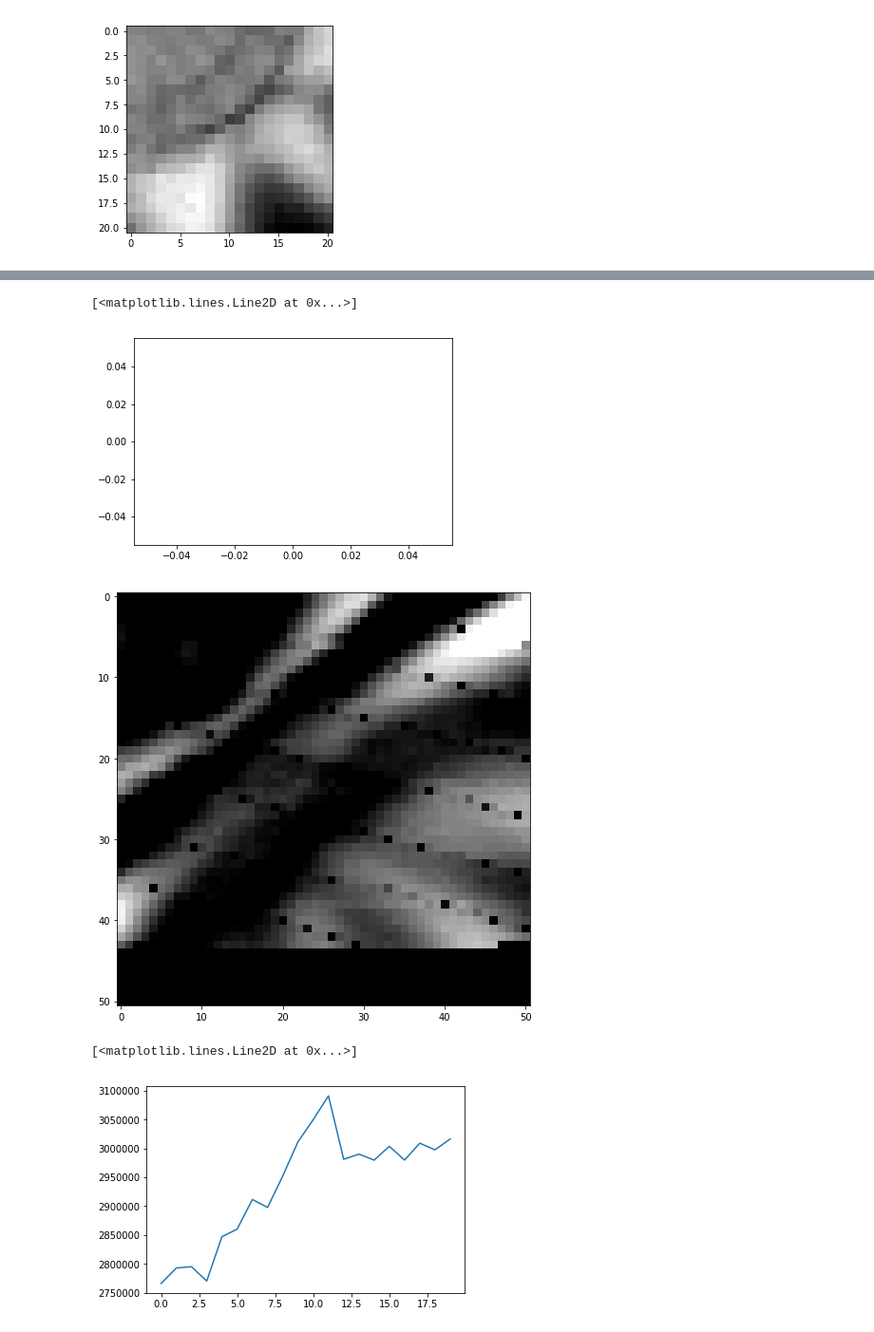
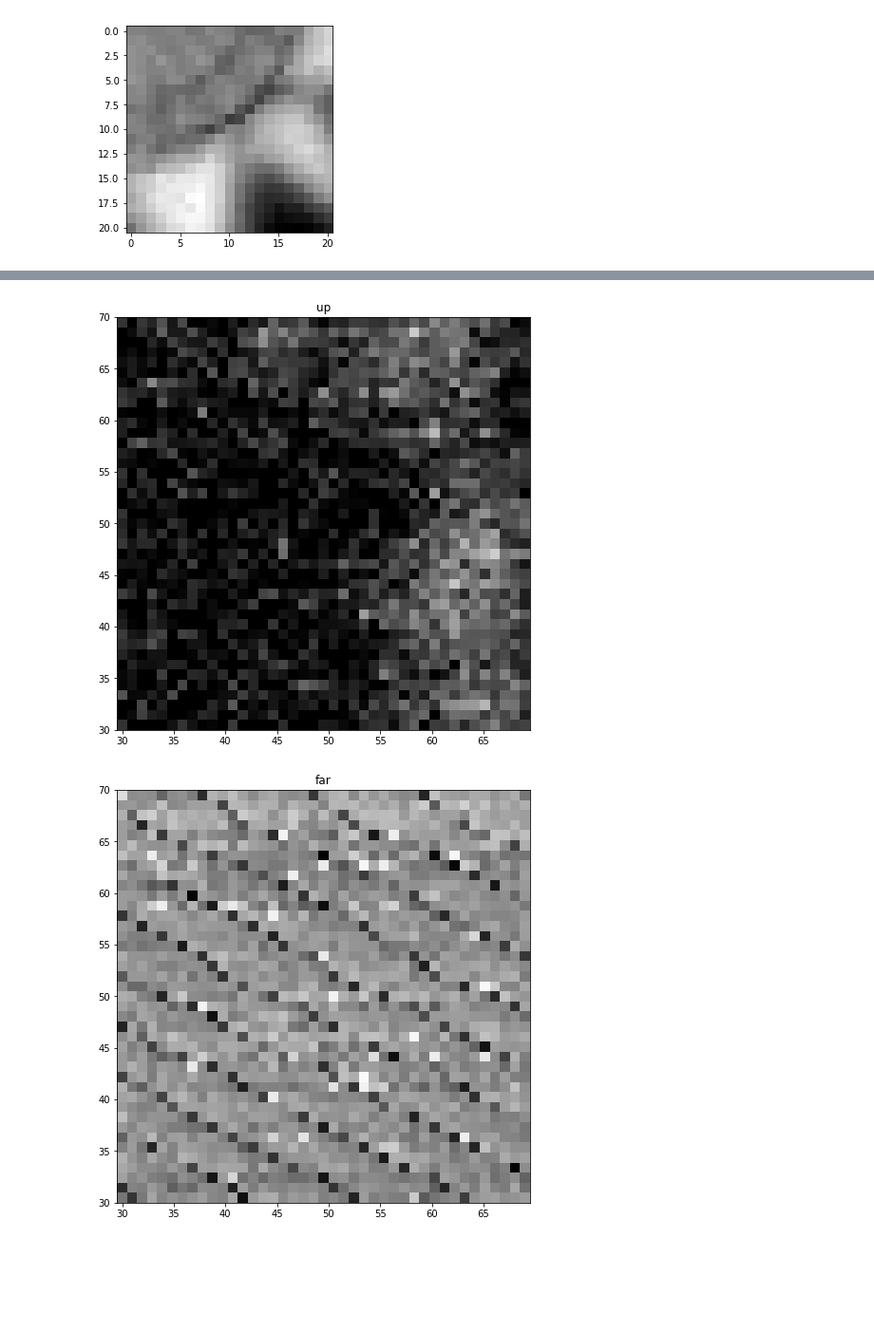
Before and after one commit to simply-nicky/p07_dp, a Jupyter notebook: data_process.ipynb, the cells around one changed output, grey strips where cells are left out. Shown: that part at 95% size. Drawn from its saved outputs; the diff is of its cells as text; code cells hidden in the pictures; blank space fills up the shorter version.

```diff
--- a/data_process.ipynb
+++ b/data_process.ipynb
@@ -89,6 +35,5 @@ array([44.99934225, 45.000329  , 44.99885041, 44.99943741, 44.99993834,
 # %%
-scan_file = h5py.File(output_path_scan.format(254), 'r')
+scan_file = h5py.File(output_path_scan.format(299), 'r')
 fast_crds, slow_crds = scan_file[fast_crds_path][:], scan_file[slow_crds_path][:]
 fast_size, slow_size = scan_file["scan_size/fast_size"][()], scan_file["scan_size/slow_size"][()]
-scans = [scan_file[path][:] for path in scan_paths.values()]
-# scanspad = [np.concatenate((scan, np.zeros((fast_size * slow_size - scan.size)))).reshape((fast_size, slow_size)) for scan in scans]
+scans = dict([(detector, scan_file[path][:]) for detector, path in scan_paths.items()])
@@ -115,19 +40,13 @@ array([49.49775293, 49.49647215, 49.49775846, 49.49671743, 49.49828732,
-# %%
-%matplotlib inline
-plt.plot(fast_crds)
-# %% [output]
-[<matplotlib.lines.Line2D at 0x...>]
-[figure, removed]
-# %%
-%matplotlib inline
-plt.figure(figsize=(8, 8))
-plt.imshow(scanspad[2], vmin=1.15 * scans[2].min(), vmax=0.95 * scans[2].max(), cmap='gist_gray')
-plt.show()
-# %% [output]
-[figure, removed]
-# %%
-%matplotlib inline
-plt.plot((scans[0] + np.concatenate((np.zeros(1), scans[0][:-1,-1] - scans[0][1:,0]))[:, np.newaxis]).ravel()[90:110])
-# %% [output]
-[<matplotlib.lines.Line2D at 0x...>]
-[figure, removed]
+# %%
+%matplotlib inline
+vmins = [1.002, 1.002, 1.005]
+vmaxs = [1.001, 1.001, 1.003]
+for (detector, scan), vmin, vmax in zip(scans.items(), vmins, vmaxs):
+    fig, ax = plt.subplots(figsize=(8, 8))
+    ax.imshow(scan, cmap='gist_gray', vmin=vmin * scan.min(), vmax=vmax * scan.max(),
+              extent=[fast_crds.min(), fast_crds.max(), slow_crds.min(), slow_crds.max()])
+    ax.set_title(detector)
+plt.show()
+# %% [output]
+[figure, added]
+[figure, added]
```
Also changed, not shown: parts of 6 cells of this notebook, 1 other file.
